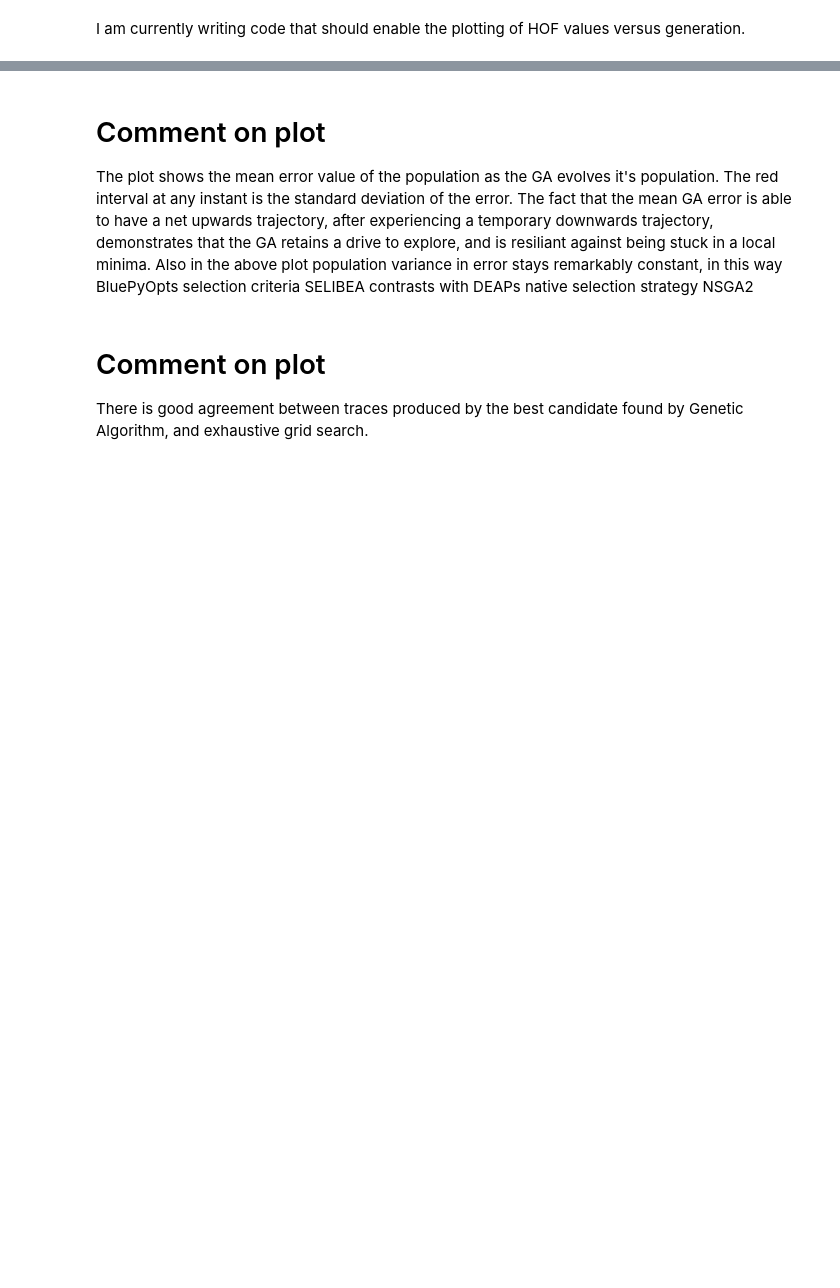
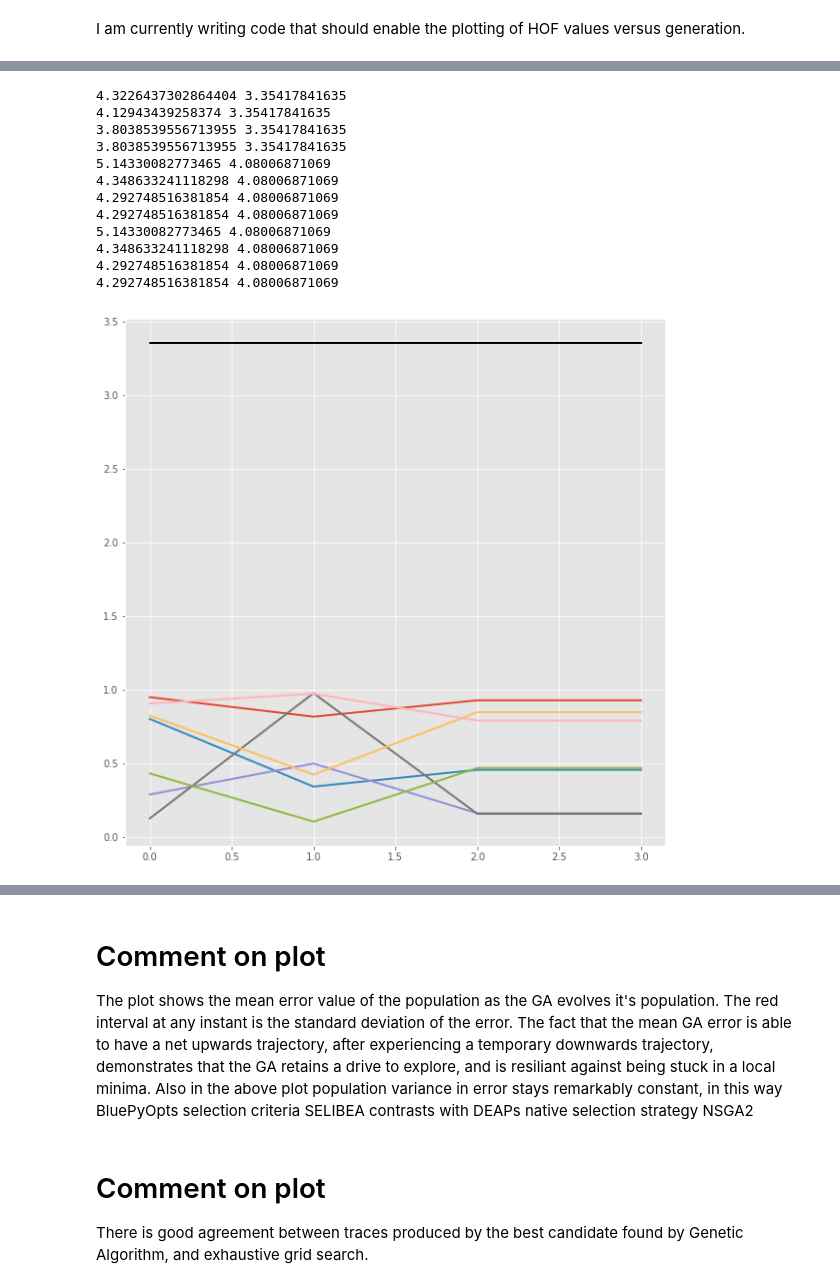
Before and after one commit to scidash/neuronunit, a Jupyter notebook: neuronunit/unit_test/progress_report.ipynb, the cells around one changed output, grey strips where cells are left out. Cells and saved outputs as stored; diff of their text form; code cells hidden in the pictures; blank space fills up the shorter version.

```diff
--- a/neuronunit/unit_test/progress_report.ipynb
+++ b/neuronunit/unit_test/progress_report.ipynb
@@ -321,0 +425,43 @@ axes.fill_between(gen_numbers, stdminus, stdplus)
+# %%
+best_line = None
+for k in pipe_results.keys():
+    plt.style.use('ggplot')
+    fig, axes = plt.subplots(figsize=(10, 10), facecolor='white')
+    val = pipe_results[k]
+    log = val['log']
+    gen_numbers = [ i for i in range(0,len(log.select('gen'))) ]
+    historiess = [sum(h.dtc.scores.values()) for h in pipe_results[k]['history'].genealogy_history.values() ]
+    min_value = np.min(historiess)
+
+
+    axes.plot([i for i in range(0,len(pipe_results[k]['componentsh'] )) ],
+        pipe_results[k]['componentsh'] ,
+        linewidth=2,
+        label='population average')
+
+
+    axes.plot(
+        [i for i in range(0,len(pipe_results[k]['componentsh'] )) ],
+        [min_value for i in range(0,len(pipe_results[k]['componentsh'] ))  ],
+        color='black',
+        linewidth=2,
+        label='population average')
+
+    for i in pipe_results[k]['componentsh']:
+        print(sum(i),min_value)
+        if sum(i) == min_value:
+            print('yes')
+# %% [output]
+4.3226437302864404 3.35417841635
+4.12943439258374 3.35417841635
+3.8038539556713955 3.35417841635
+3.8038539556713955 3.35417841635
+5.14330082773465 4.08006871069
+4.348633241118298 4.08006871069
+4.292748516381854 4.08006871069
+4.292748516381854 4.08006871069
+5.14330082773465 4.08006871069
+4.348633241118298 4.08006871069
+4.292748516381854 4.08006871069
+4.292748516381854 4.08006871069
+[figure, added]
```
Also changed, not shown: parts of 27 cells of this notebook, 5 other files.
